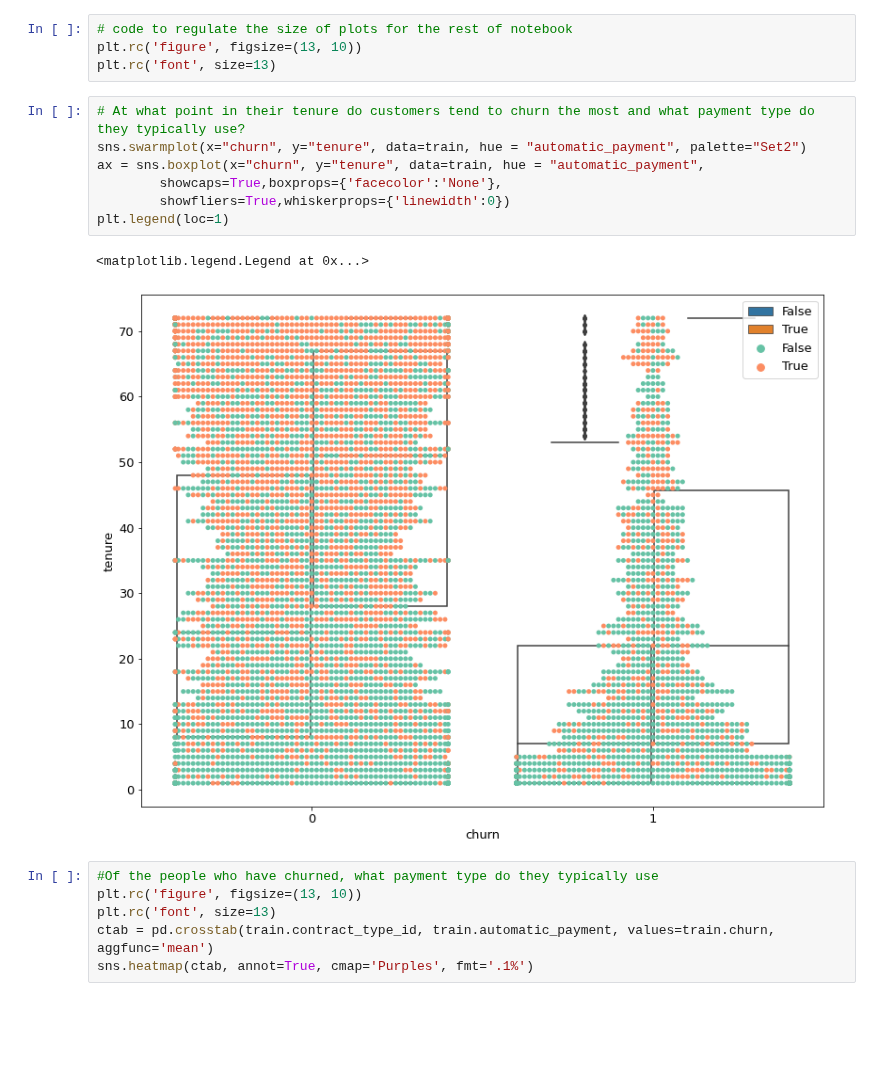
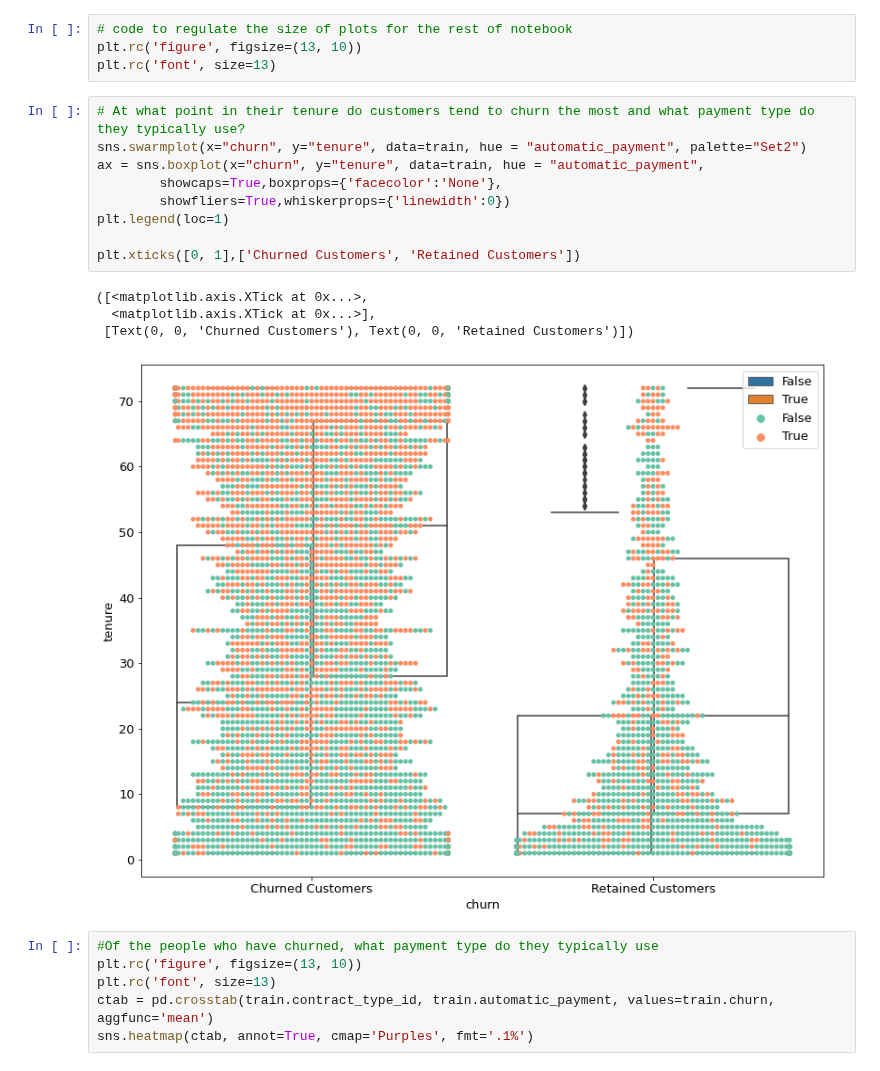
Before and after one commit to Corn-Shipps/predicting_telco_churn, a Jupyter notebook: predicting_telco_churn_final_report.ipynb, the cells around one changed output. Cells and saved outputs as stored; diff of their text form; blank space fills up the shorter version.

```diff
--- a/predicting_telco_churn_final_report.ipynb
+++ b/predicting_telco_churn_final_report.ipynb
@@ -206,13 +206,17 @@ plt.rc('font', size=13)
 # %%
 # At what point in their tenure do customers tend to churn the most and what payment type do they typically use?
 sns.swarmplot(x="churn", y="tenure", data=train, hue = "automatic_payment", palette="Set2")
 ax = sns.boxplot(x="churn", y="tenure", data=train, hue = "automatic_payment",
         showcaps=True,boxprops={'facecolor':'None'},
         showfliers=True,whiskerprops={'linewidth':0})
 plt.legend(loc=1)
+
+plt.xticks([0, 1],['Churned Customers', 'Retained Customers'])
 # %% [output]
-<matplotlib.legend.Legend at 0x...>
+([<matplotlib.axis.XTick at 0x...>,
+  <matplotlib.axis.XTick at 0x...>],
+ [Text(0, 0, 'Churned Customers'), Text(0, 0, 'Retained Customers')])
-[figure, old version]
+[figure, new version]
 # %%
 #Of the people who have churned, what payment type do they typically use
 plt.rc('figure', figsize=(13, 10))
```
Also changed, not shown: parts of 5 cells of this notebook, 1 other file.
